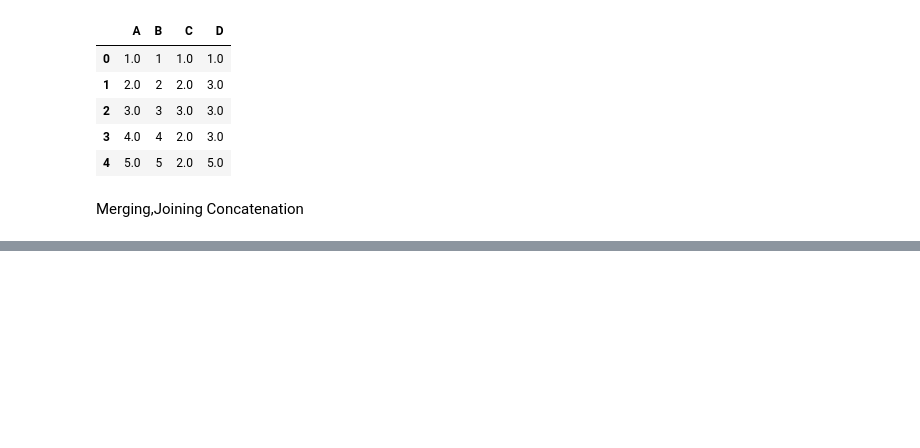
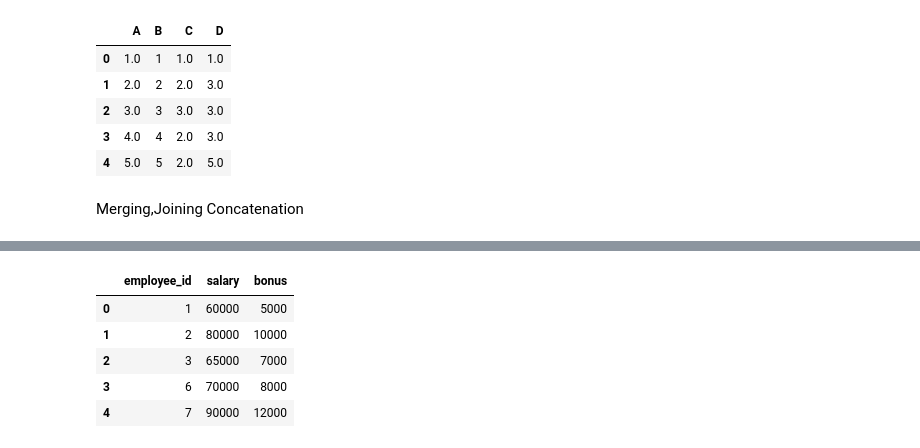
Before and after one commit to dpkasahu/Python_library, a Jupyter notebook: gfgpandas.ipynb, the cells around one changed output, grey strips where cells are left out. Cells and saved outputs as stored; diff of their text form; code cells hidden in the pictures; blank space fills up the shorter version.

```diff
--- a/gfgpandas.ipynb
+++ b/gfgpandas.ipynb
@@ -372,0 +395,9 @@ Merging,Joining Concatenation
+# %%
+salaries
+# %% [output]
+|  | employee_id | salary | bonus |
+| 0 | 1 | 60000 | 5000 |
+| 1 | 2 | 80000 | 10000 |
+| 2 | 3 | 65000 | 7000 |
+| 3 | 6 | 70000 | 8000 |
+| 4 | 7 | 90000 | 12000 |
```
Also changed, not shown: parts of 3 cells of this notebook.
